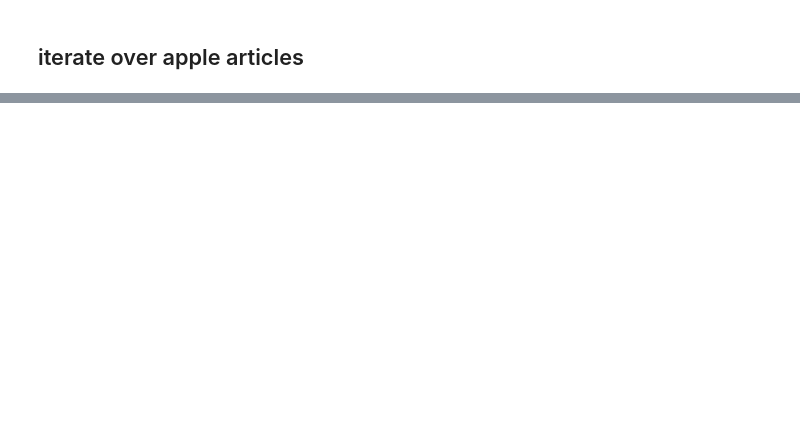
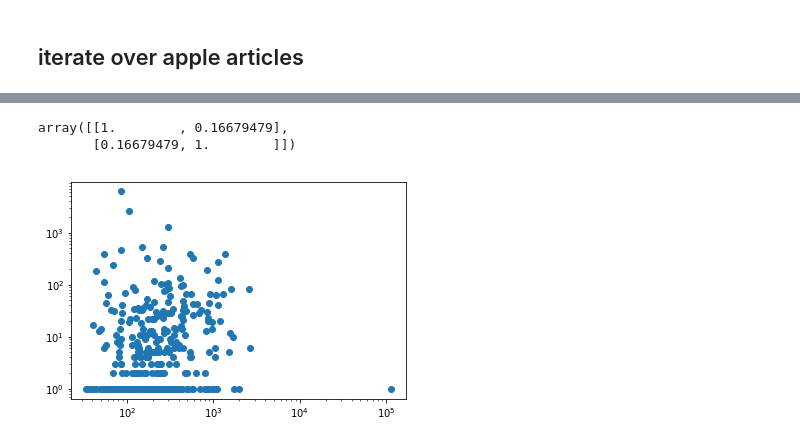
Before and after one commit to seantyh/MWE2019, a Jupyter notebook: etc/sample_variation.ipynb, the cells around one changed output, grey strips where cells are left out. Drawn from its saved outputs; the diff is of its cells as text; code cells hidden in the pictures; blank space fills up the shorter version.

```diff
--- a/etc/sample_variation.ipynb
+++ b/etc/sample_variation.ipynb
@@ -132,0 +177,9 @@ for _ in range(100):
+# %%
+plt.scatter(ng.freq, ng.deletion+1)
+plt.xscale('log')
+plt.yscale('log')
+np.corrcoef(np.log(ng.freq), np.log(ng.deletion+1))
+# %% [output]
+array([[1.        , 0.16679479],
+       [0.16679479, 1.        ]])
+[figure, added]
```
Also changed, not shown: parts of 24 cells of this notebook, 2 other files.
